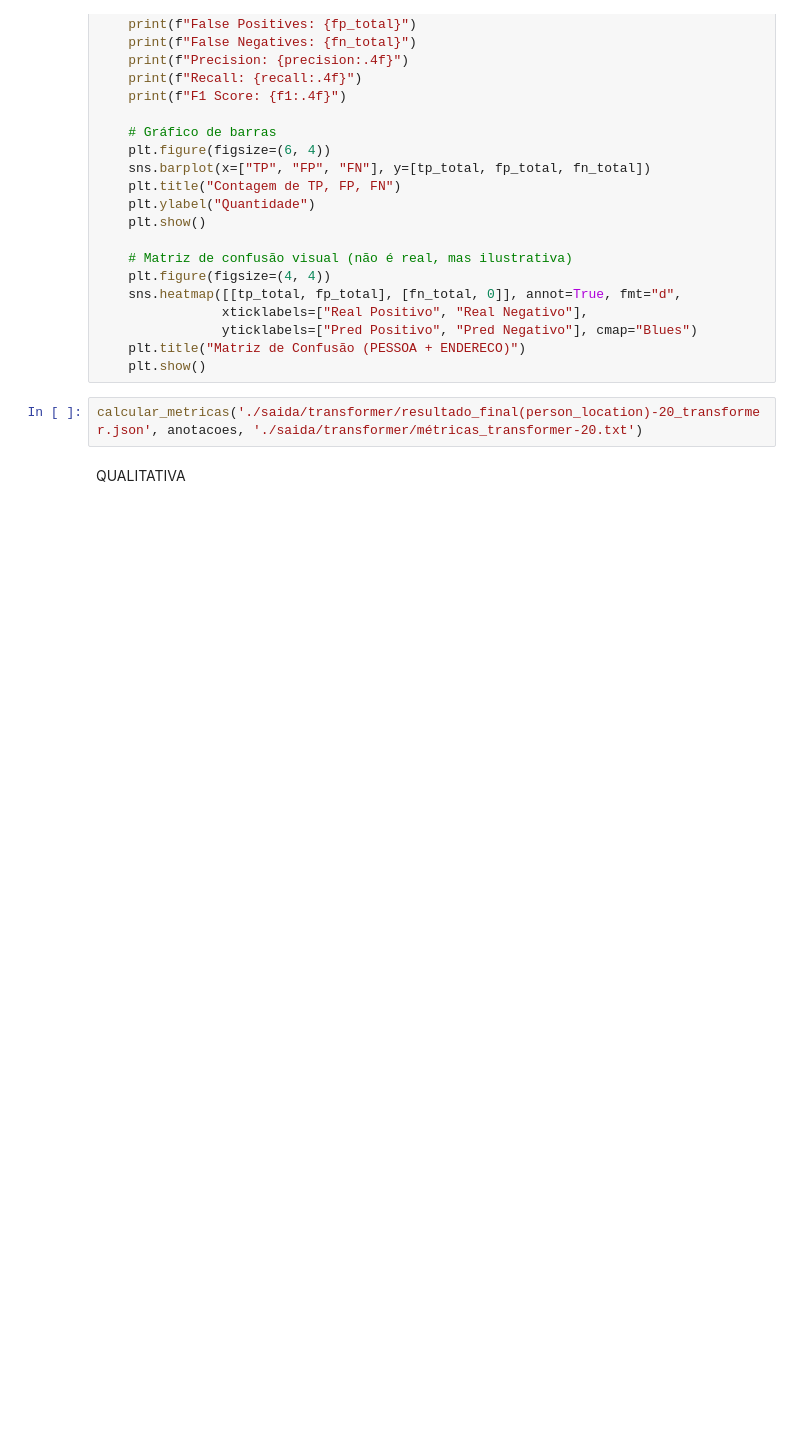
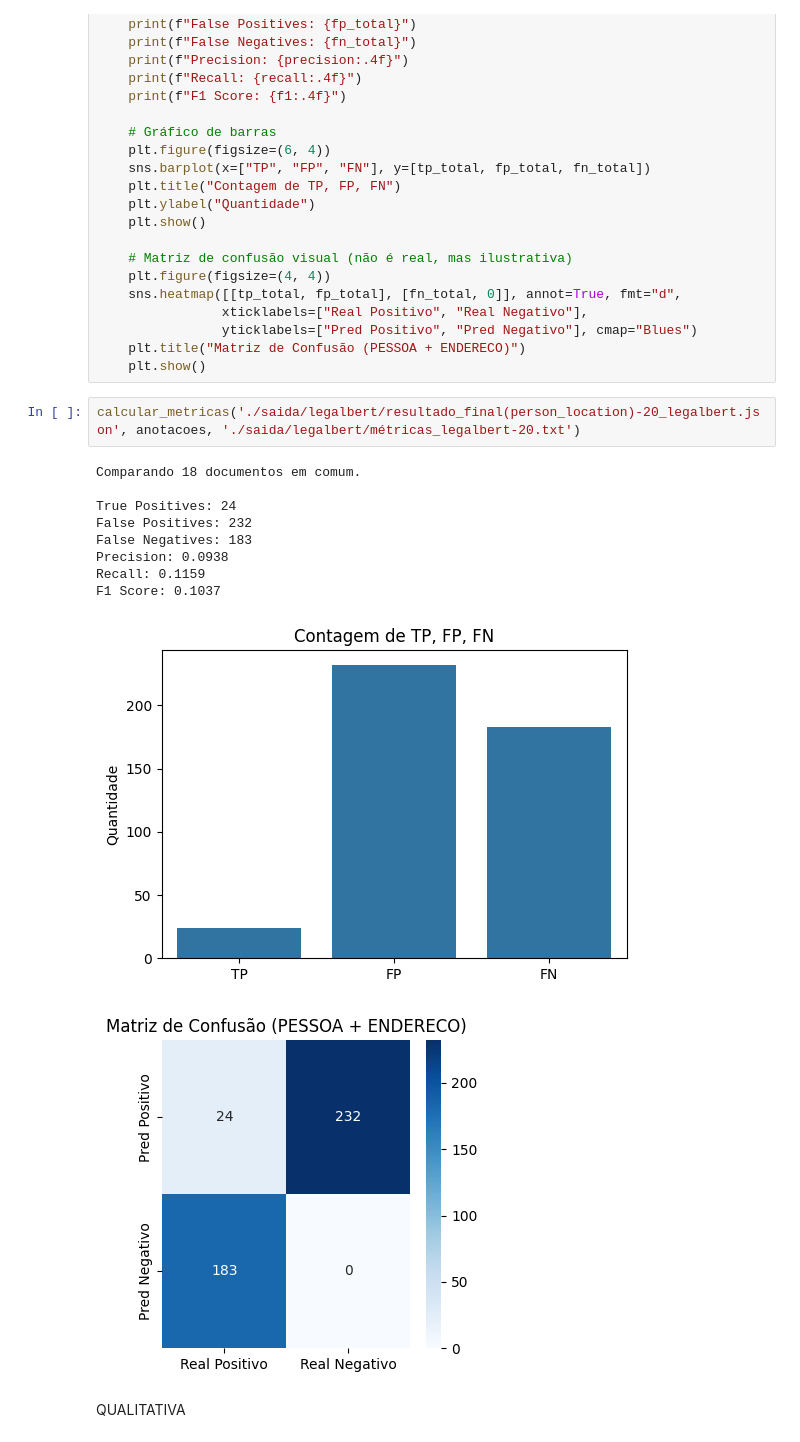
Before and after one commit to Celtico01/IDLex-analyzer, a Jupyter notebook: test_note.ipynb, the cells around one changed output. Cells and saved outputs as stored; diff of their text form; blank space fills up the shorter version.

```diff
--- a/test_note.ipynb
+++ b/test_note.ipynb
@@ -350,7 +792,18 @@ def calcular_metricas(pred_path, anotacoes, output_path="resultado_comparacao.tx
     plt.title("Matriz de Confusão (PESSOA + ENDERECO)")
     plt.show()
 # %%
-calcular_metricas('./saida/transformer/resultado_final(person_location)-20_transformer.json', anotacoes, './saida/transformer/métricas_transformer-20.txt')
+calcular_metricas('./saida/legalbert/resultado_final(person_location)-20_legalbert.json', anotacoes, './saida/legalbert/métricas_legalbert-20.txt')
+# %% [output]
+Comparando 18 documentos em comum.
+
+True Positives: 24
+False Positives: 232
+False Negatives: 183
+Precision: 0.0938
+Recall: 0.1159
+F1 Score: 0.1037
+[figure, added]
+[figure, added]
 # %% [markdown]
 QUALITATIVA
 # %%
```
Also changed, not shown: parts of 10 cells of this notebook, 6 other files.
